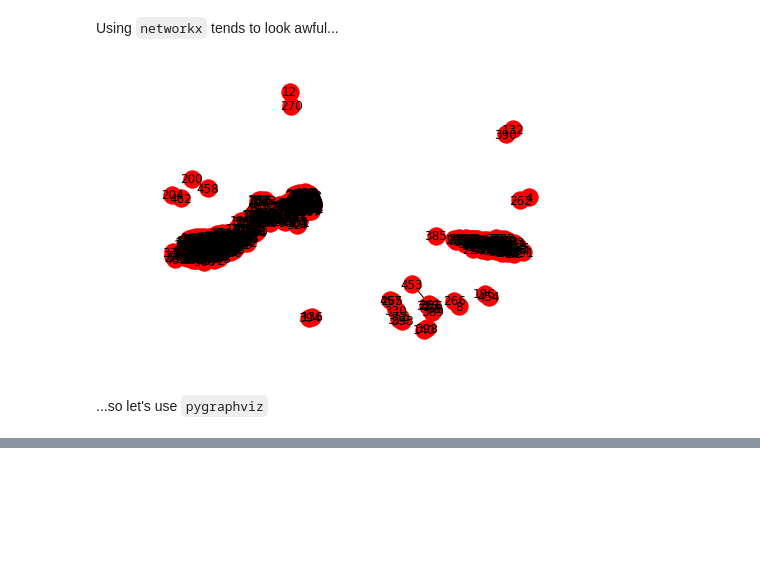
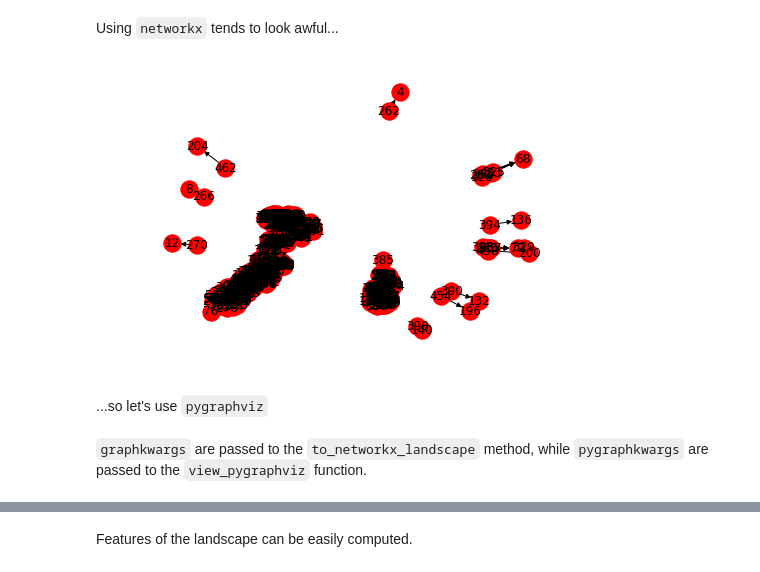
Before and after one commit to ELIFE-ASU/Neet, a Jupyter notebook: examples/basic-examples.ipynb, the cells around one changed output, grey strips where cells are left out. Saved outputs shown, nothing was run; the diff lists cells and outputs as text; code cells hidden in the pictures; blank space fills up the shorter version.

Commit message:
updated example jupyter notebook including network inputs and image outputs

```diff
--- a/examples/basic-examples.ipynb
+++ b/examples/basic-examples.ipynb
@@ -118,7 +138,9 @@ s_pombe_landscape_nx = s_pombe.to_transition_graph()
+# %%
+s_pombe_nx_landscape = s_pombe.to_networkx_landscape()
 # %%
-nx.draw(s_pombe_landscape_nx,with_labels=True)
+nx.draw(s_pombe_nx_landscape,with_labels=True)
 # %% [output]
-[figure, old version]
+[figure, new version]
 # %% [markdown]
 ...so let's use `pygraphviz`
 # %%
@@ -126,4 +148,8 @@ s_pombe.draw_transitions(graphkwargs={'labels':'names'},pygraphkwargs={'prog': '
+# %% [markdown]
+`graphkwargs` are passed to the `to_networkx_landscape` method, while `pygraphkwargs` are passed to the `view_pygraphviz` function.
 # %%
 display(Image.open("s_pombe_landscape.png"))
 # %% [output]
 [figure]
+# %% [markdown]
+Features of the landscape can be easily computed.
```
Also changed, not shown: parts of 26 cells of this notebook, 4 other files.
